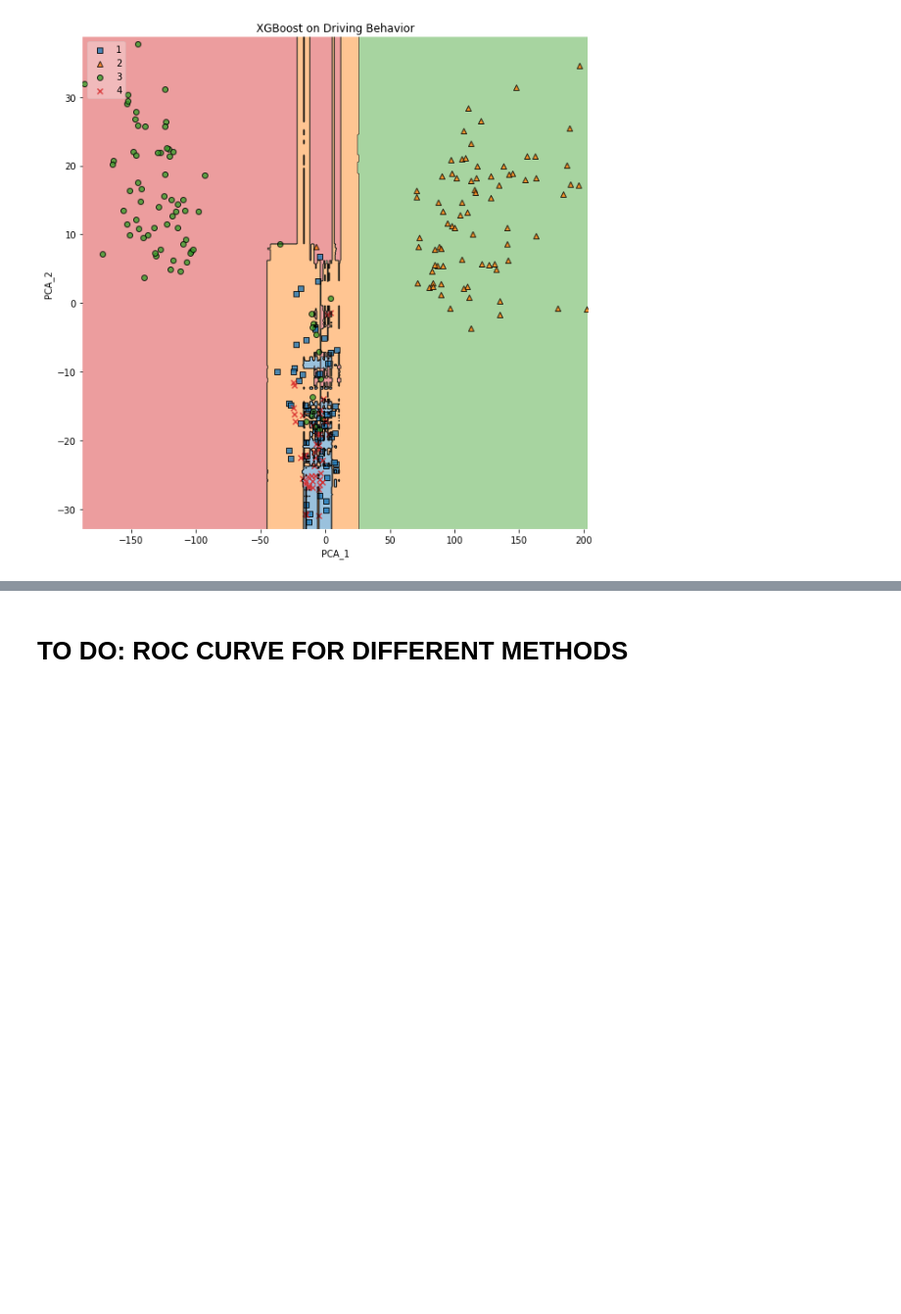
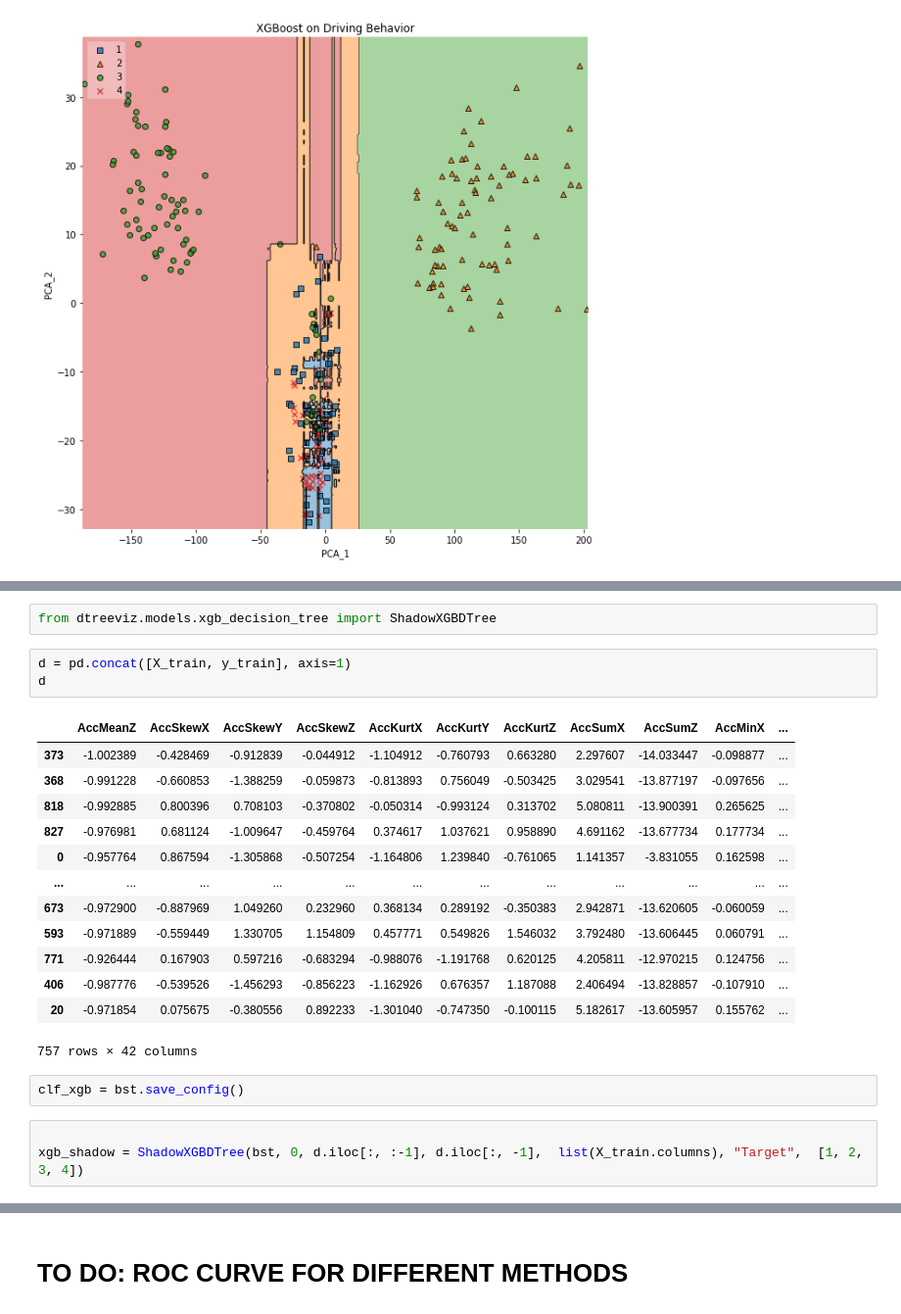
Before and after one commit to monikachudyba/MachineLearningProjects, a Jupyter notebook: Driving Behavior Dataset.ipynb, the cells around one changed output, grey strips where cells are left out. Shown at 98% size. Saved outputs shown, nothing was run; the diff lists cells and outputs as text; blank space fills up the shorter version.

```diff
--- a/Driving Behavior Dataset.ipynb
+++ b/Driving Behavior Dataset.ipynb
@@ -889,0 +998,24 @@ plt.show()
+# %%
+from dtreeviz.models.xgb_decision_tree import ShadowXGBDTree
+# %%
+d = pd.concat([X_train, y_train], axis=1)
+d
+# %% [output]
+|  | AccMeanZ | AccSkewX | AccSkewY | AccSkewZ | AccKurtX | AccKurtY | AccKurtZ | AccSumX | AccSumZ | AccMinX | ... |
+| 373 | -1.002389 | -0.428469 | -0.912839 | -0.044912 | -1.104912 | -0.760793 | 0.663280 | 2.297607 | -14.033447 | -0.098877 | ... |
+| 368 | -0.991228 | -0.660853 | -1.388259 | -0.059873 | -0.813893 | 0.756049 | -0.503425 | 3.029541 | -13.877197 | -0.097656 | ... |
+| 818 | -0.992885 | 0.800396 | 0.708103 | -0.370802 | -0.050314 | -0.993124 | 0.313702 | 5.080811 | -13.900391 | 0.265625 | ... |
+| 827 | -0.976981 | 0.681124 | -1.009647 | -0.459764 | 0.374617 | 1.037621 | 0.958890 | 4.691162 | -13.677734 | 0.177734 | ... |
+| 0 | -0.957764 | 0.867594 | -1.305868 | -0.507254 | -1.164806 | 1.239840 | -0.761065 | 1.141357 | -3.831055 | 0.162598 | ... |
+| ... | ... | ... | ... | ... | ... | ... | ... | ... | ... | ... | ... |
+| 673 | -0.972900 | -0.887969 | 1.049260 | 0.232960 | 0.368134 | 0.289192 | -0.350383 | 2.942871 | -13.620605 | -0.060059 | ... |
+| 593 | -0.971889 | -0.559449 | 1.330705 | 1.154809 | 0.457771 | 0.549826 | 1.546032 | 3.792480 | -13.606445 | 0.060791 | ... |
+| 771 | -0.926444 | 0.167903 | 0.597216 | -0.683294 | -0.988076 | -1.191768 | 0.620125 | 4.205811 | -12.970215 | 0.124756 | ... |
+| 406 | -0.987776 | -0.539526 | -1.456293 | -0.856223 | -1.162926 | 0.676357 | 1.187088 | 2.406494 | -13.828857 | -0.107910 | ... |
+| 20 | -0.971854 | 0.075675 | -0.380556 | 0.892233 | -1.301040 | -0.747350 | -0.100115 | 5.182617 | -13.605957 | 0.155762 | ... |
+757 rows × 42 columns
+# %%
+clf_xgb = bst.save_config()
+# %%
+
+xgb_shadow = ShadowXGBDTree(bst, 0, d.iloc[:, :-1], d.iloc[:, -1],  list(X_train.columns), "Target",  [1, 2, 3, 4])
```
Also changed, not shown: parts of 25 cells of this notebook.
